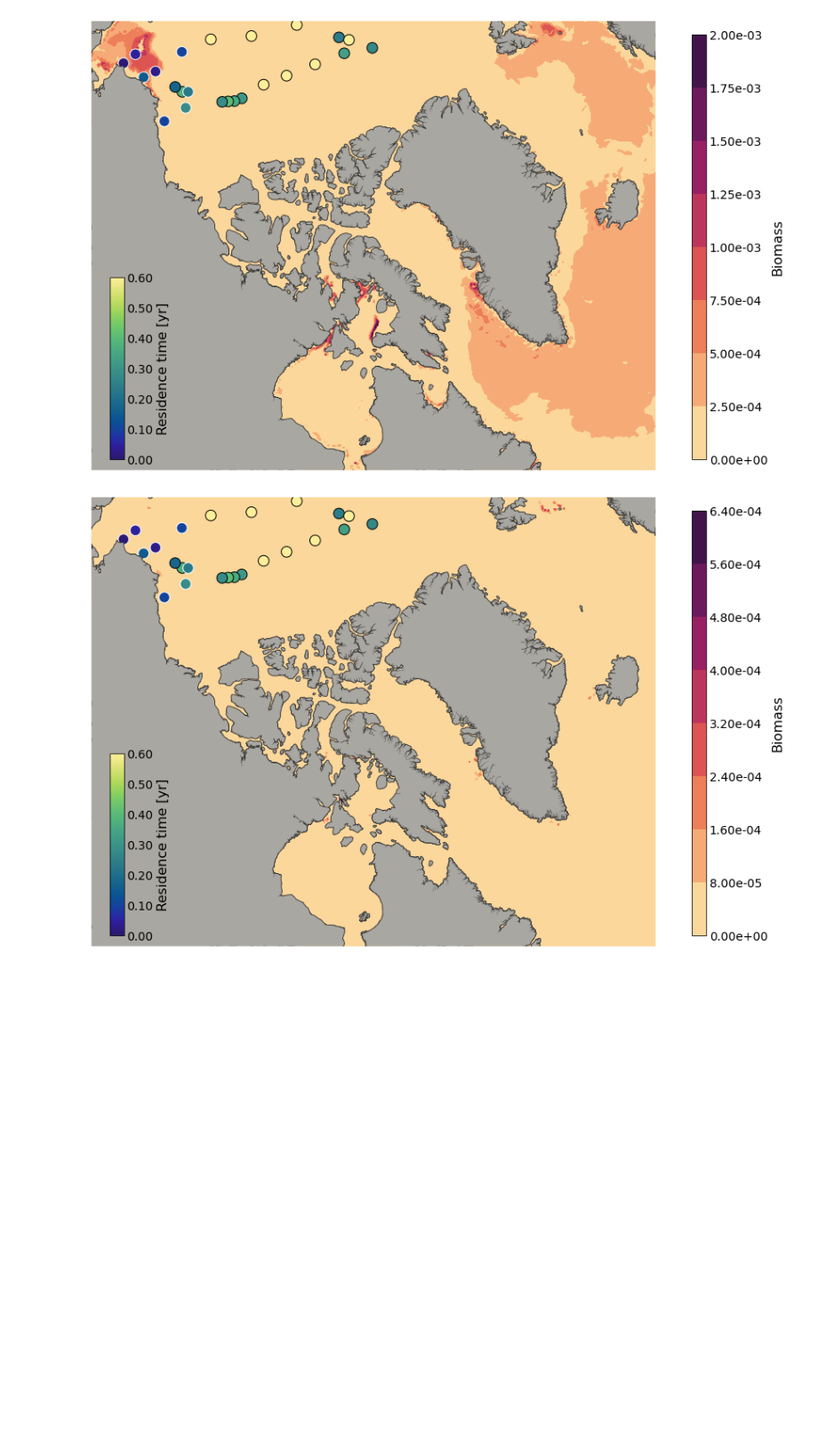
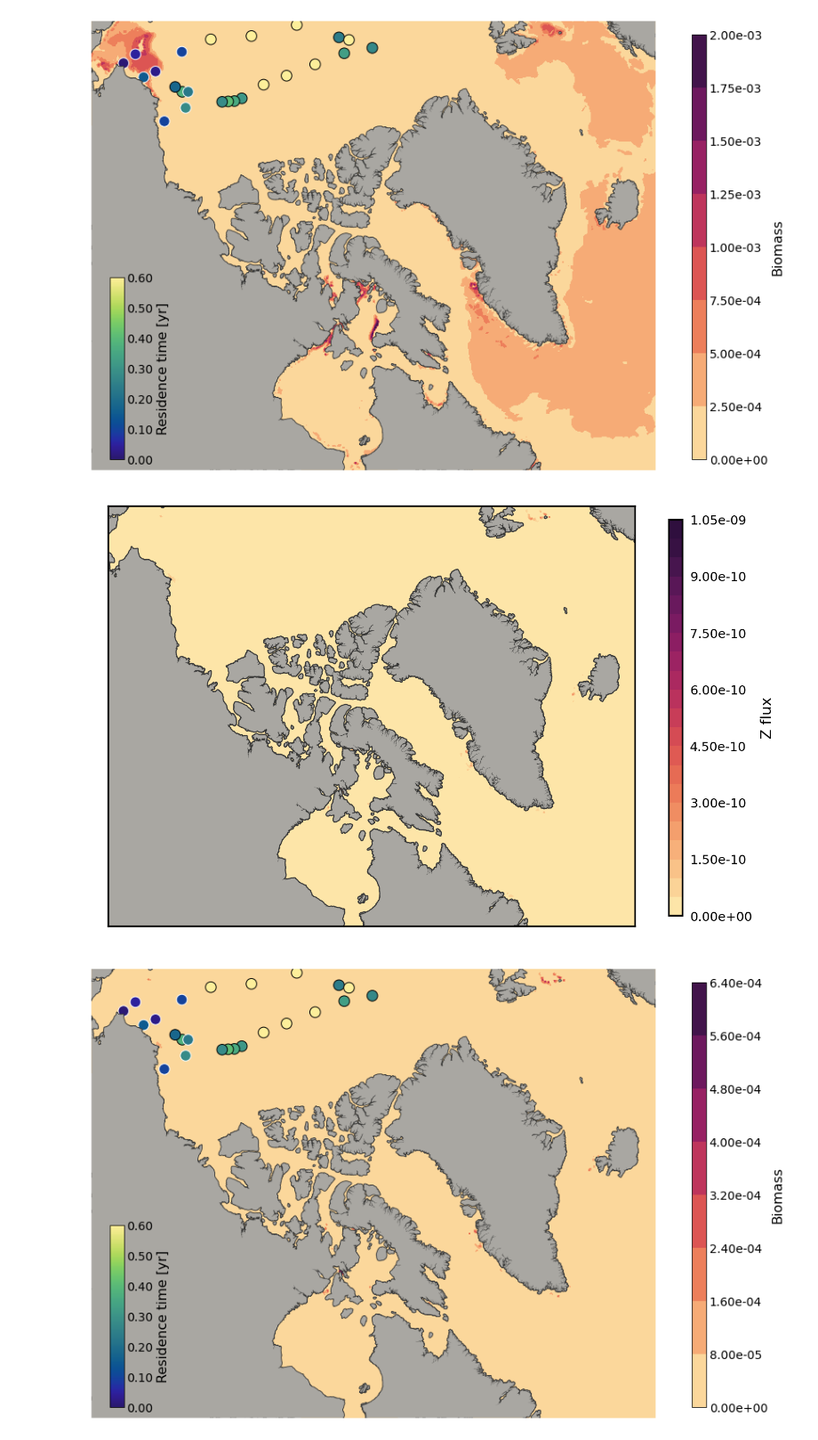
Before and after one commit to UBC-MOAD/analysis-brogalla, a Jupyter notebook: paper3/BLING.ipynb, the cells around one changed output. Shown at 89% size. Saved outputs shown, nothing was run; the diff lists cells and outputs as text; code cells hidden in the pictures; blank space fills up the shorter version.

```diff
--- a/paper3/BLING.ipynb
+++ b/paper3/BLING.ipynb
@@ -85,6 +104,10 @@ plot_slicemap(biomass_p, 10)
 plot_slicemap(biomass_p, 15)
 # %% [output]
 [figure]
+# %%
+plot_slicemap(zflux, 20)
+# %% [output]
+[figure, added]
 # %%
 plot_slicemap(biomass_p, 20)
 # %% [output]
```
Also changed, not shown: parts of 9 cells of this notebook, 1 other file.
